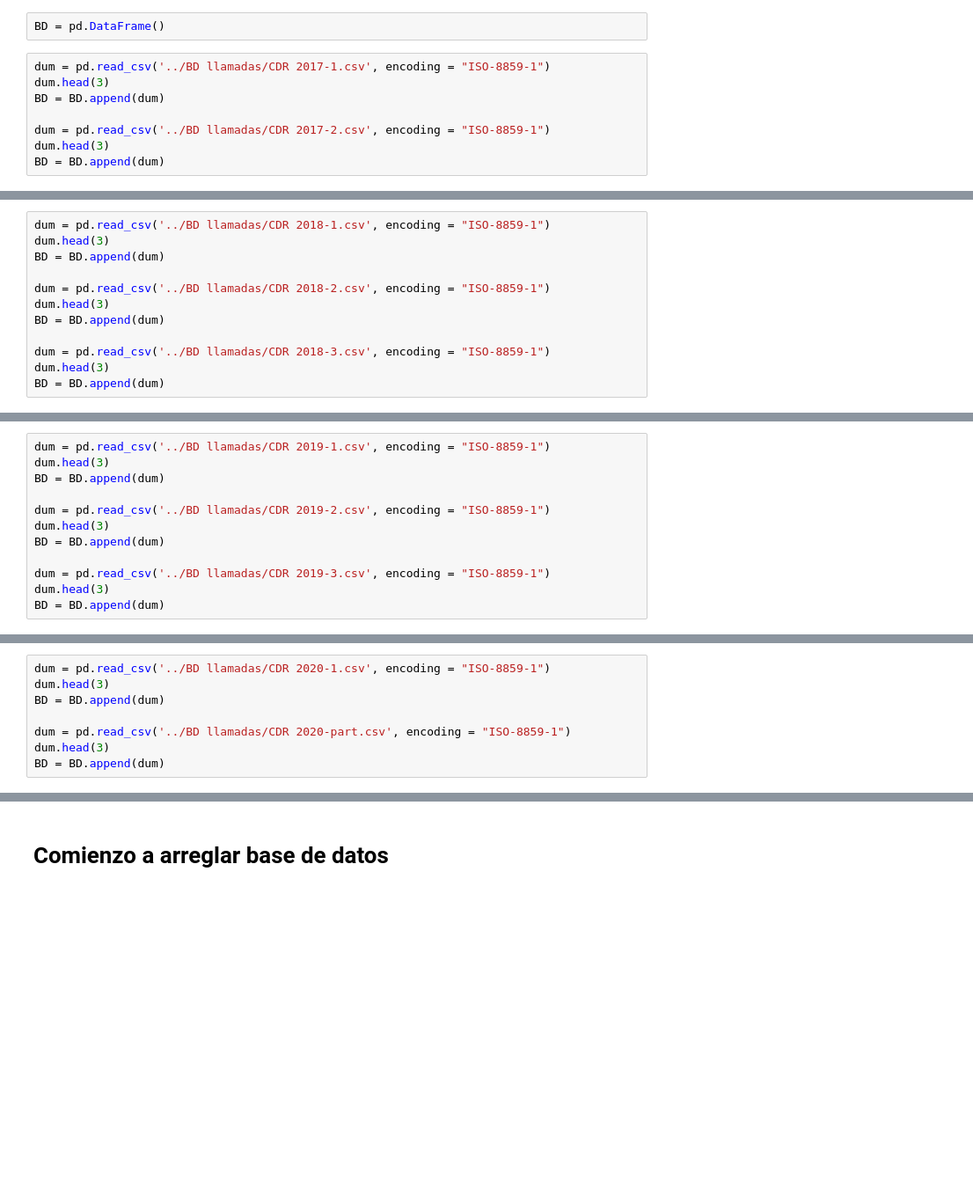
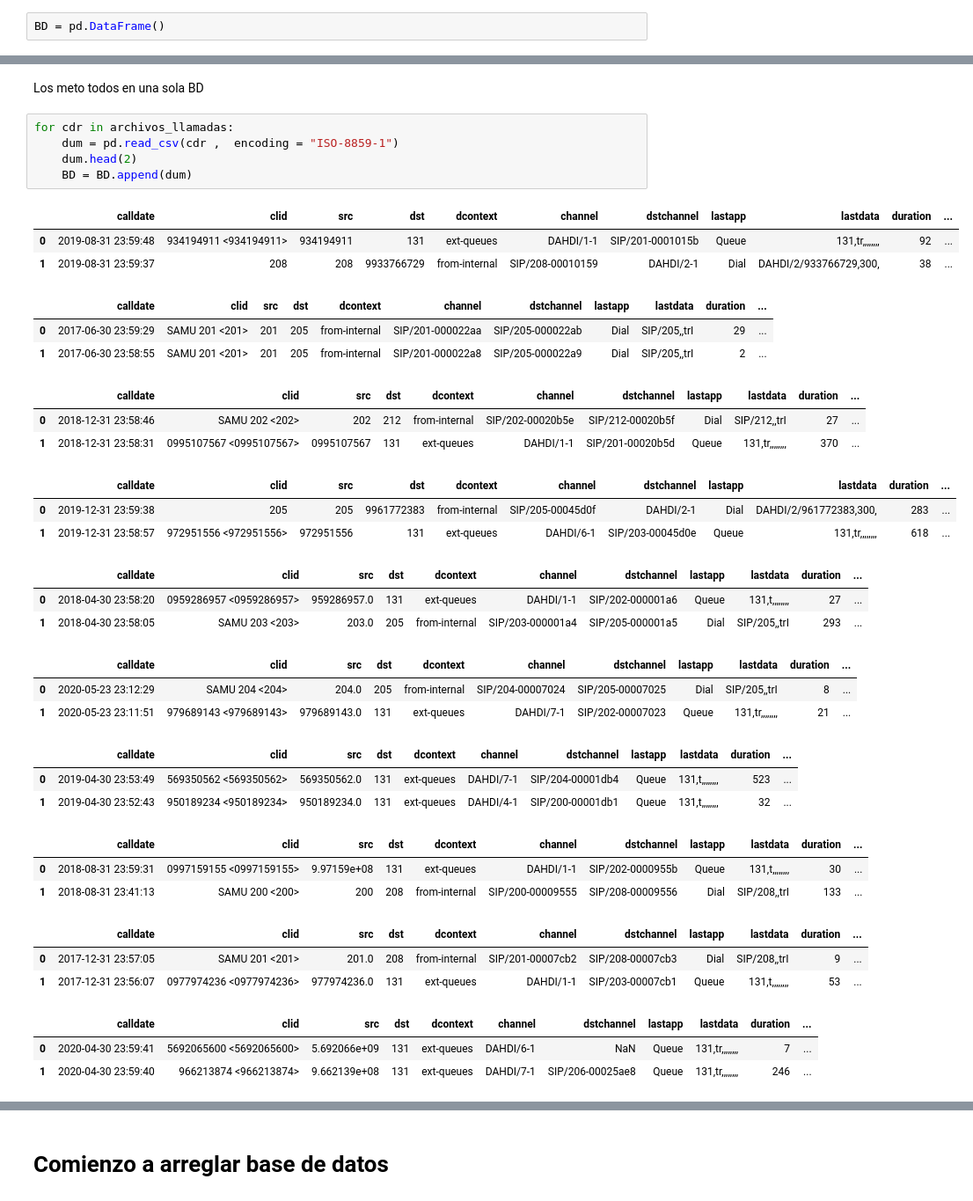
Before and after one commit to superegi/DB_SAMU, a Jupyter notebook: Compilador llamadas/Complilacion llamadas.ipynb, the cells around one changed output, grey strips where cells are left out. Shown at 88% size. Saved outputs shown, nothing was run; the diff lists cells and outputs as text; blank space fills up the shorter version.

```diff
--- a/Compilador llamadas/Complilacion llamadas.ipynb
+++ b/Compilador llamadas/Complilacion llamadas.ipynb
@@ -88,11 +88,3 @@ archivos_llamadas
 dejo todo lo que tengo como un solo objeto: BD
 # %%
 BD = pd.DataFrame()
-# %%
-dum = pd.read_csv('../BD llamadas/CDR 2017-1.csv', encoding = "ISO-8859-1")
-dum.head(3)
-BD = BD.append(dum)
-
-dum = pd.read_csv('../BD llamadas/CDR 2017-2.csv', encoding = "ISO-8859-1")
-dum.head(3)
-BD = BD.append(dum)
@@ -108,12 +90,0 @@ BD = BD.append(dum)
-# %%
-dum = pd.read_csv('../BD llamadas/CDR 2018-1.csv', encoding = "ISO-8859-1")
-dum.head(3)
-BD = BD.append(dum)
-
-dum = pd.read_csv('../BD llamadas/CDR 2018-2.csv', encoding = "ISO-8859-1")
-dum.head(3)
-BD = BD.append(dum)
-
-dum = pd.read_csv('../BD llamadas/CDR 2018-3.csv', encoding = "ISO-8859-1")
-dum.head(3)
-BD = BD.append(dum)
@@ -133,12 +90,0 @@ BD = BD.append(dum)
-# %%
-dum = pd.read_csv('../BD llamadas/CDR 2019-1.csv', encoding = "ISO-8859-1")
-dum.head(3)
-BD = BD.append(dum)
-
-dum = pd.read_csv('../BD llamadas/CDR 2019-2.csv', encoding = "ISO-8859-1")
-dum.head(3)
-BD = BD.append(dum)
-
-dum = pd.read_csv('../BD llamadas/CDR 2019-3.csv', encoding = "ISO-8859-1")
-dum.head(3)
-BD = BD.append(dum)
@@ -158,8 +90,0 @@ BD = BD.append(dum)
-# %%
-dum = pd.read_csv('../BD llamadas/CDR 2020-1.csv', encoding = "ISO-8859-1")
-dum.head(3)
-BD = BD.append(dum)
-
-dum = pd.read_csv('../BD llamadas/CDR 2020-part.csv', encoding = "ISO-8859-1")
-dum.head(3)
-BD = BD.append(dum)
@@ -175,3 +91,41 @@ BD = BD.append(dum)
+# %% [markdown]
+Los meto todos en una sola BD
+# %%
+for cdr in archivos_llamadas:
+    dum = pd.read_csv(cdr ,  encoding = "ISO-8859-1")
+    dum.head(2)
+    BD = BD.append(dum)
+# %% [output]
+|  | calldate | clid | src | dst | dcontext | channel | dstchannel | lastapp | lastdata | duration | ... |
+| 0 | 2019-08-31 23:59:48 | 934194911 <934194911> | 934194911 | 131 | ext-queues | DAHDI/1-1 | SIP/201-0001015b | Queue | 131,tr,,,,,,,, | 92 | ... |
+| 1 | 2019-08-31 23:59:37 | 208 | 208 | 9933766729 | from-internal | SIP/208-00010159 | DAHDI/2-1 | Dial | DAHDI/2/933766729,300, | 38 | ... |
+|  | calldate | clid | src | dst | dcontext | channel | dstchannel | lastapp | lastdata | duration | ... |
+| 0 | 2017-06-30 23:59:29 | SAMU 201 <201> | 201 | 205 | from-internal | SIP/201-000022aa | SIP/205-000022ab | Dial | SIP/205,,trI | 29 | ... |
+| 1 | 2017-06-30 23:58:55 | SAMU 201 <201> | 201 | 205 | from-internal | SIP/201-000022a8 | SIP/205-000022a9 | Dial | SIP/205,,trI | 2 | ... |
+|  | calldate | clid | src | dst | dcontext | channel | dstchannel | lastapp | lastdata | duration | ... |
+| 0 | 2018-12-31 23:58:46 | SAMU 202 <202> | 202 | 212 | from-internal | SIP/202-00020b5e | SIP/212-00020b5f | Dial | SIP/212,,trI | 27 | ... |
+| 1 | 2018-12-31 23:58:31 | 0995107567 <0995107567> | 0995107567 | 131 | ext-queues | DAHDI/1-1 | SIP/201-00020b5d | Queue | 131,tr,,,,,,,, | 370 | ... |
+|  | calldate | clid | src | dst | dcontext | channel | dstchannel | lastapp | lastdata | duration | ... |
+| 0 | 2019-12-31 23:59:38 | 205 | 205 | 9961772383 | from-internal | SIP/205-00045d0f | DAHDI/2-1 | Dial | DAHDI/2/961772383,300, | 283 | ... |
+| 1 | 2019-12-31 23:58:57 | 972951556 <972951556> | 972951556 | 131 | ext-queues | DAHDI/6-1 | SIP/203-00045d0e | Queue | 131,tr,,,,,,,, | 618 | ... |
+|  | calldate | clid | src | dst | dcontext | channel | dstchannel | lastapp | lastdata | duration | ... |
+| 0 | 2018-04-30 23:58:20 | 0959286957 <0959286957> | 959286957.0 | 131 | ext-queues | DAHDI/1-1 | SIP/202-000001a6 | Queue | 131,t,,,,,,,, | 27 | ... |
+| 1 | 2018-04-30 23:58:05 | SAMU 203 <203> | 203.0 | 205 | from-internal | SIP/203-000001a4 | SIP/205-000001a5 | Dial | SIP/205,,trI | 293 | ... |
+|  | calldate | clid | src | dst | dcontext | channel | dstchannel | lastapp | lastdata | duration | ... |
+| 0 | 2020-05-23 23:12:29 | SAMU 204 <204> | 204.0 | 205 | from-internal | SIP/204-00007024 | SIP/205-00007025 | Dial | SIP/205,,trI | 8 | ... |
+| 1 | 2020-05-23 23:11:51 | 979689143 <979689143> | 979689143.0 | 131 | ext-queues | DAHDI/7-1 | SIP/202-00007023 | Queue | 131,tr,,,,,,,, | 21 | ... |
+|  | calldate | clid | src | dst | dcontext | channel | dstchannel | lastapp | lastdata | duration | ... |
+| 0 | 2019-04-30 23:53:49 | 569350562 <569350562> | 569350562.0 | 131 | ext-queues | DAHDI/7-1 | SIP/204-00001db4 | Queue | 131,t,,,,,,,, | 523 | ... |
+| 1 | 2019-04-30 23:52:43 | 950189234 <950189234> | 950189234.0 | 131 | ext-queues | DAHDI/4-1 | SIP/200-00001db1 | Queue | 131,t,,,,,,,, | 32 | ... |
+|  | calldate | clid | src | dst | dcontext | channel | dstchannel | lastapp | lastdata | duration | ... |
+| 0 | 2018-08-31 23:59:31 | 0997159155 <0997159155> | 9.97159e+08 | 131 | ext-queues | DAHDI/1-1 | SIP/202-0000955b | Queue | 131,t,,,,,,,, | 30 | ... |
+| 1 | 2018-08-31 23:41:13 | SAMU 200 <200> | 200 | 208 | from-internal | SIP/200-00009555 | SIP/208-00009556 | Dial | SIP/208,,trI | 133 | ... |
+|  | calldate | clid | src | dst | dcontext | channel | dstchannel | lastapp | lastdata | duration | ... |
+| 0 | 2017-12-31 23:57:05 | SAMU 201 <201> | 201.0 | 208 | from-internal | SIP/201-00007cb2 | SIP/208-00007cb3 | Dial | SIP/208,,trI | 9 | ... |
+| 1 | 2017-12-31 23:56:07 | 0977974236 <0977974236> | 977974236.0 | 131 | ext-queues | DAHDI/1-1 | SIP/203-00007cb1 | Queue | 131,t,,,,,,,, | 53 | ... |
+|  | calldate | clid | src | dst | dcontext | channel | dstchannel | lastapp | lastdata | duration | ... |
+| 0 | 2020-04-30 23:59:41 | 5692065600 <5692065600> | 5.692066e+09 | 131 | ext-queues | DAHDI/6-1 | NaN | Queue | 131,tr,,,,,,,, | 7 | ... |
+| 1 | 2020-04-30 23:59:40 | 966213874 <966213874> | 9.662139e+08 | 131 | ext-queues | DAHDI/7-1 | SIP/206-00025ae8 | Queue | 131,tr,,,,,,,, | 246 | ... |
 # %%
 BD.info()
 BD = BD.sort_values('calldate')
```
Also changed, not shown: parts of 22 cells of this notebook, 2 other files.
